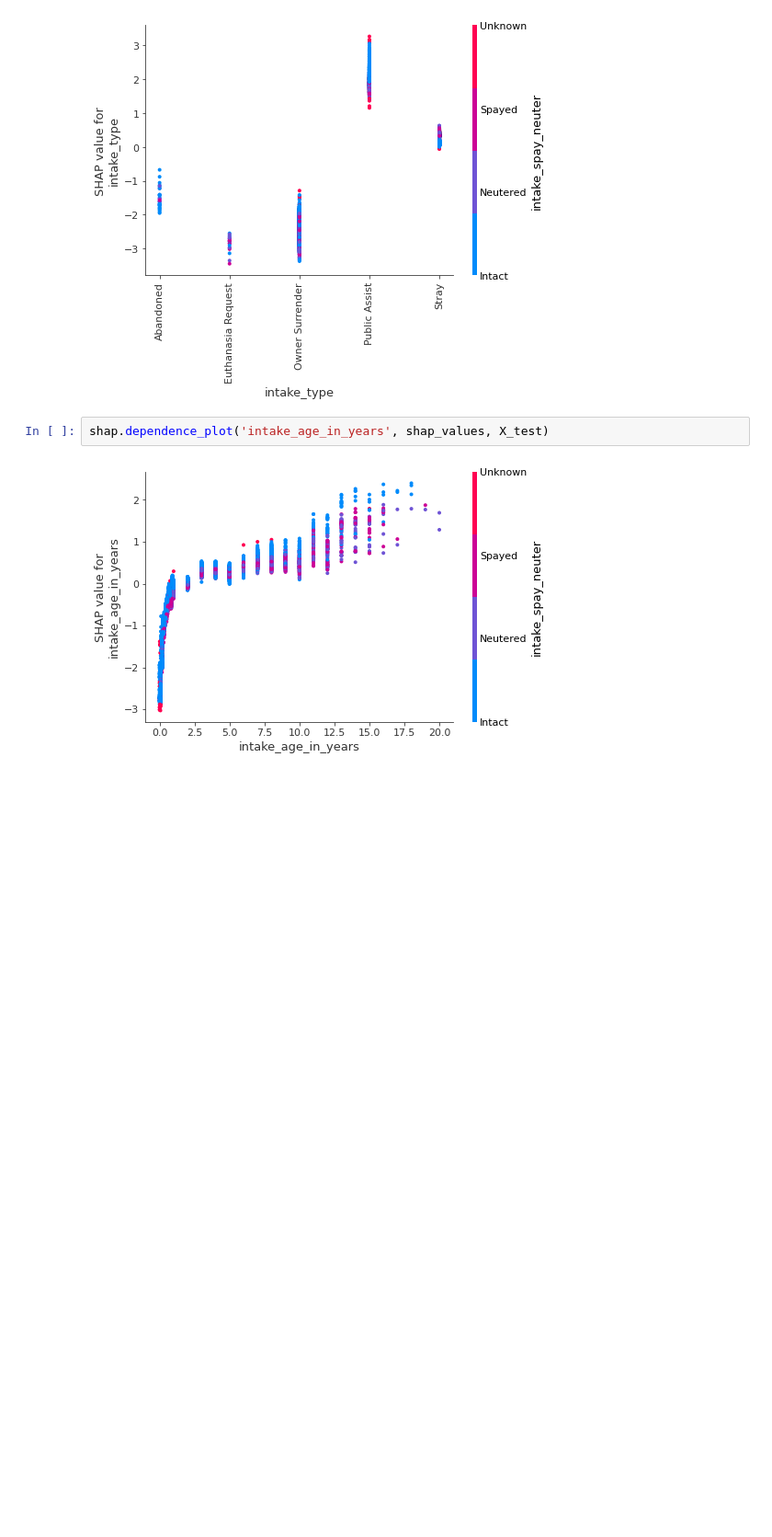
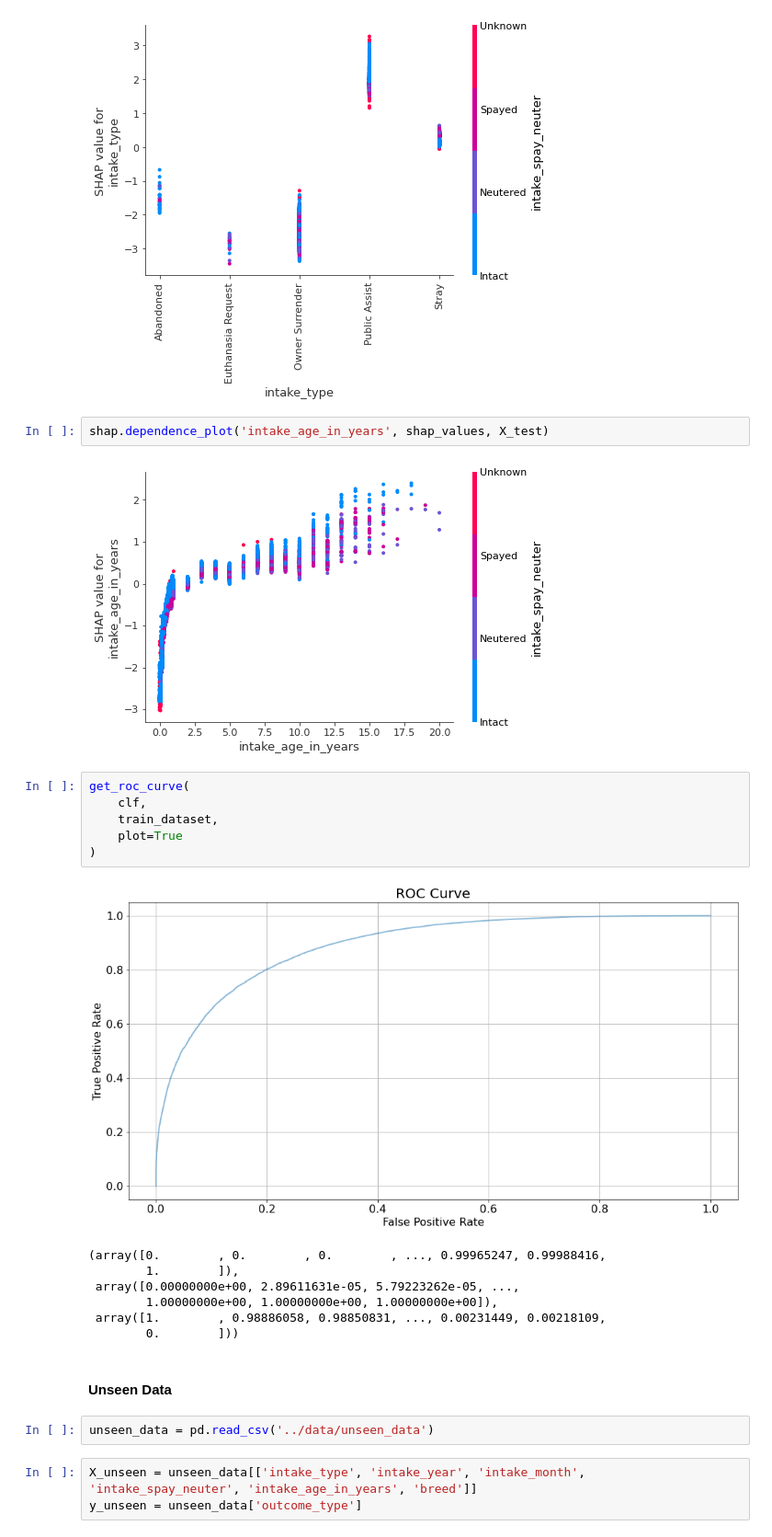
Before and after one commit to lordfrahnk/austin_shelter, a Jupyter notebook: notebooks/13 - CatBoost Model Binary Target With SMOTE (v2).ipynb, the cells around one changed output. Shown at 92% size. Drawn from its saved outputs; the diff is of its cells as text; blank space fills up the shorter version.

```diff
--- a/notebooks/13 - CatBoost Model Binary Target With SMOTE (v2).ipynb
+++ b/notebooks/13 - CatBoost Model Binary Target With SMOTE (v2).ipynb
@@ -278,3 +279,24 @@ shap.dependence_plot('intake_type', shap_values, X_test)
 shap.dependence_plot('intake_age_in_years', shap_values, X_test)
 # %% [output]
 [figure]
+# %%
+get_roc_curve(
+    clf,
+    train_dataset,
+    plot=True
+)
+# %% [output]
+[figure, added]
+(array([0.        , 0.        , 0.        , ..., 0.99965247, 0.99988416,
+        1.        ]),
+ array([0.00000000e+00, 2.89611631e-05, 5.79223262e-05, ...,
+        1.00000000e+00, 1.00000000e+00, 1.00000000e+00]),
+ array([1.        , 0.98886058, 0.98850831, ..., 0.00231449, 0.00218109,
+        0.        ]))
+# %% [markdown]
+#### Unseen Data
+# %%
+unseen_data = pd.read_csv('../data/unseen_data')
+# %%
+X_unseen = unseen_data[['intake_type', 'intake_year', 'intake_month', 'intake_spay_neuter', 'intake_age_in_years', 'breed']]
+y_unseen = unseen_data['outcome_type']
```
Also changed, not shown: parts of 11 cells of this notebook, 6 other files.
